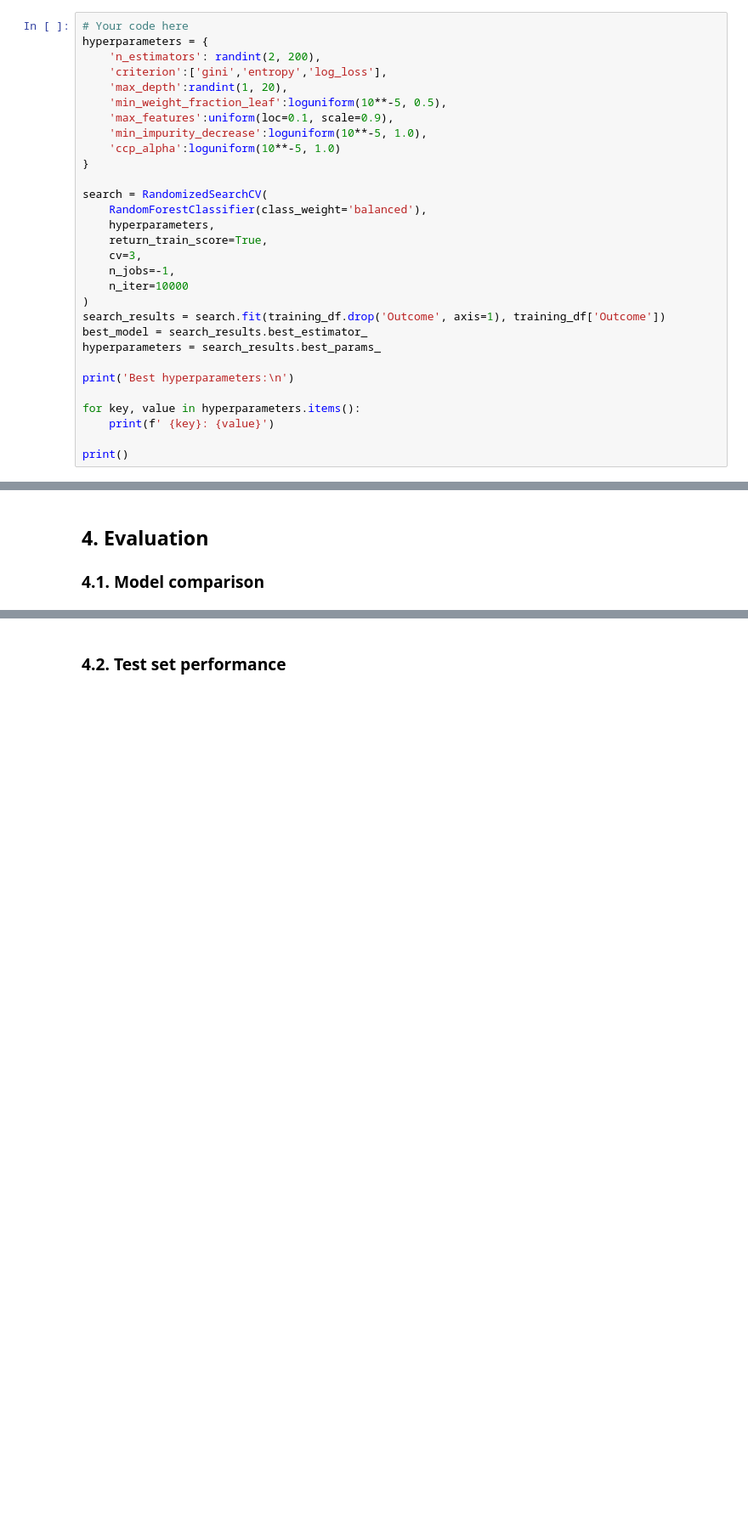
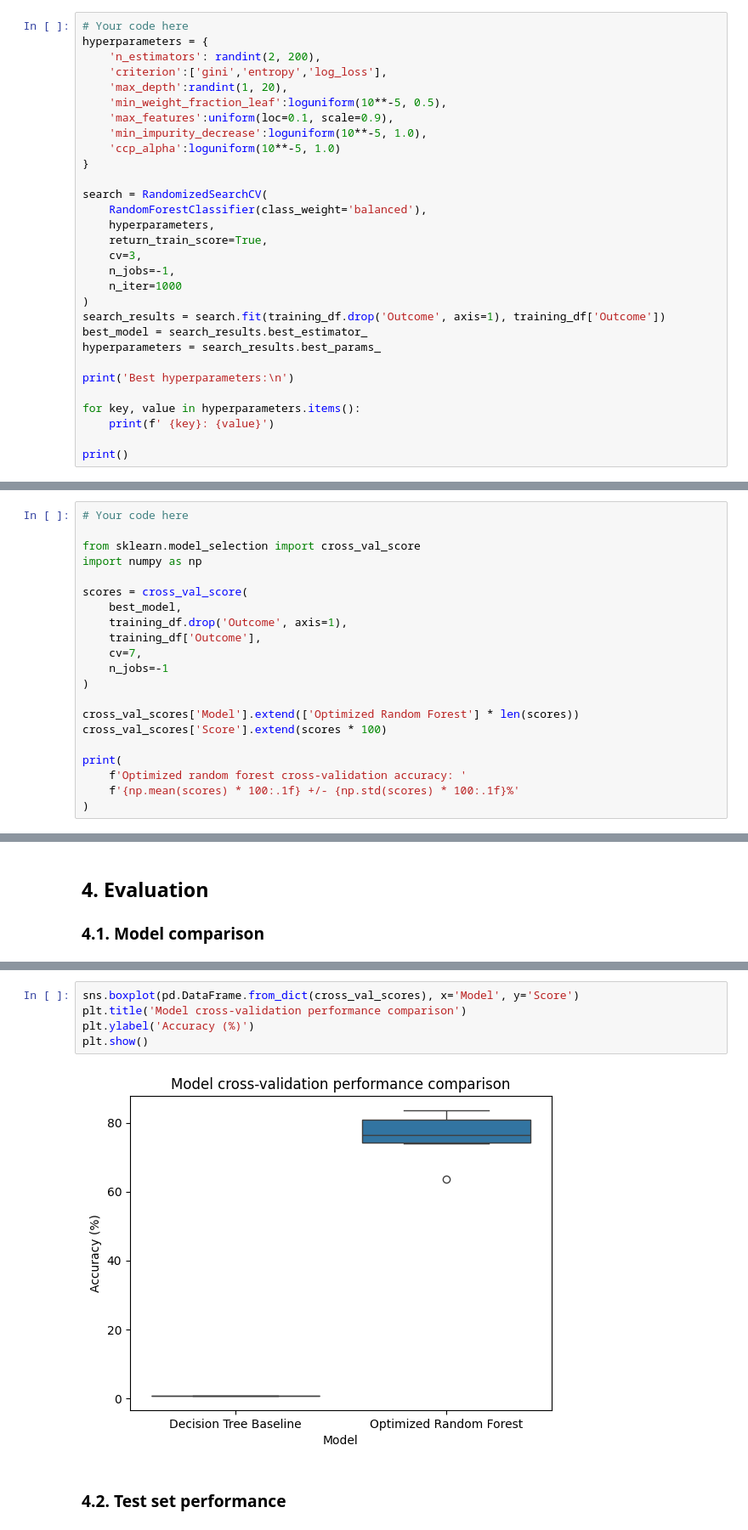
Before and after one commit to 4GeeksAcademy/Jack-Porter-Decision-Tree-Projects, a Jupyter notebook: notebooks/02.1-random_forest_mvp.ipynb, the cells around one changed output, grey strips where cells are left out. Shown at 85% size. Cells and saved outputs as stored; diff of their text form; blank space fills up the shorter version.

```diff
--- a/notebooks/02.1-random_forest_mvp.ipynb
+++ b/notebooks/02.1-random_forest_mvp.ipynb
@@ -138,7 +138,7 @@ search = RandomizedSearchCV(
     return_train_score=True,
     cv=3,
     n_jobs=-1,
-    n_iter=10000
+    n_iter=1000
 )
 search_results = search.fit(training_df.drop('Outcome', axis=1), training_df['Outcome'])
 best_model = search_results.best_estimator_
@@ -162,0 +171,21 @@ funcs.plot_cross_validation(search_results)
+# %%
+# Your code here
+
+from sklearn.model_selection import cross_val_score
+import numpy as np
+
+scores = cross_val_score(
+    best_model,
+    training_df.drop('Outcome', axis=1),
+    training_df['Outcome'],
+    cv=7,
+    n_jobs=-1
+)
+
+cross_val_scores['Model'].extend(['Optimized Random Forest'] * len(scores))
+cross_val_scores['Score'].extend(scores * 100)
+
+print(
+    f'Optimized random forest cross-validation accuracy: '
+    f'{np.mean(scores) * 100:.1f} +/- {np.std(scores) * 100:.1f}%'
+)
@@ -169,2 +198,9 @@ funcs.plot_cross_validation(search_results)
+# %%
+sns.boxplot(pd.DataFrame.from_dict(cross_val_scores), x='Model', y='Score')
+plt.title('Model cross-validation performance comparison')
+plt.ylabel('Accuracy (%)')
+plt.show()
+# %% [output]
+[figure, added]
 # %% [markdown]
 ### 4.2. Test set performance
```
Also changed, not shown: parts of 7 cells of this notebook.
